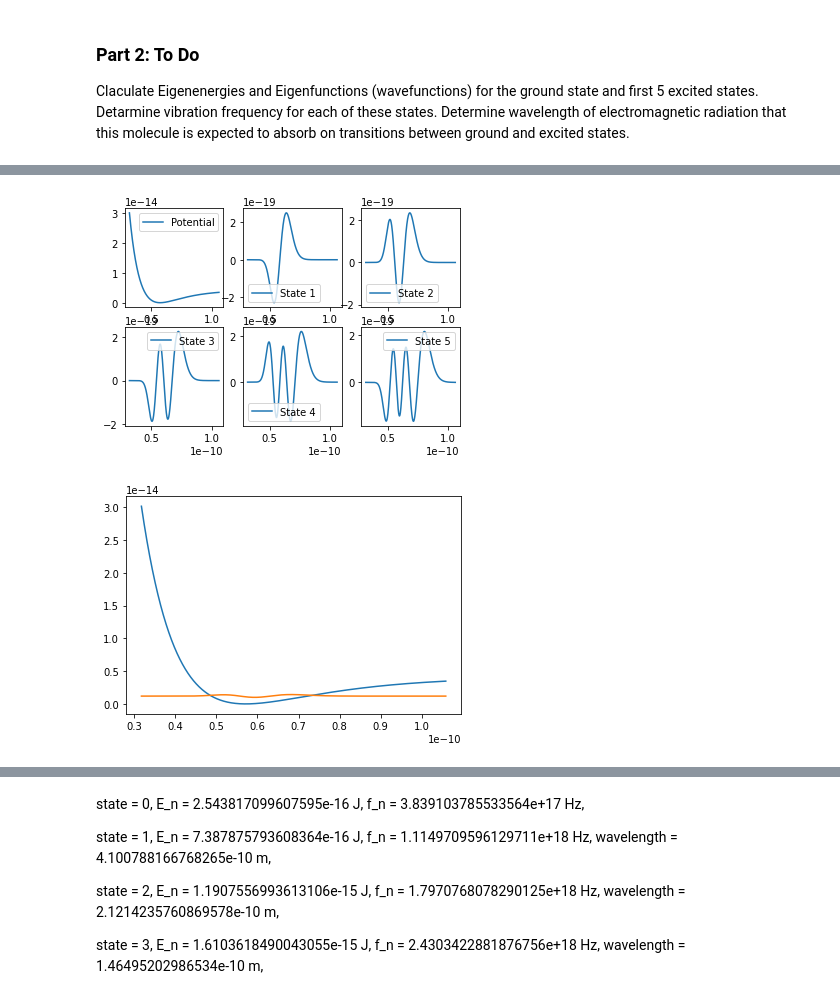
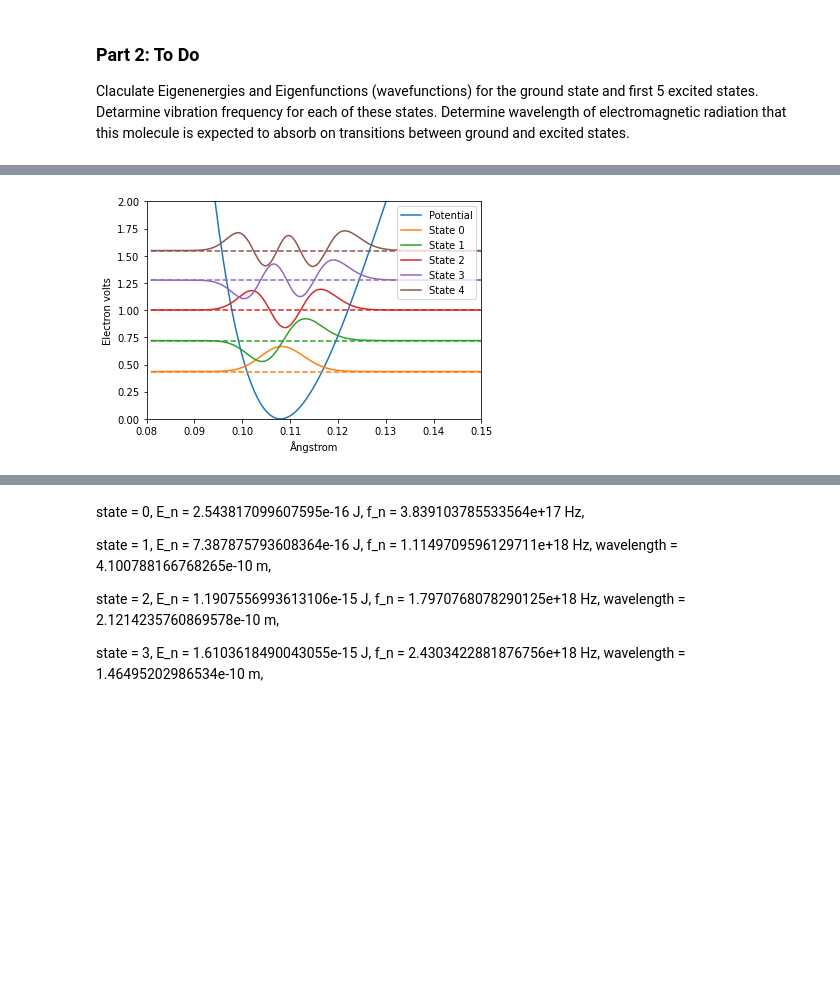
Before and after one commit to iverks/fysikk2, a Jupyter notebook: oving3/TFY4170-Exercise3-2022-V1(2).ipynb, the cells around one changed output, grey strips where cells are left out. Cells and saved outputs as stored; diff of their text form; code cells hidden in the pictures; blank space fills up the shorter version.

```diff
--- a/oving3/TFY4170-Exercise3-2022-V1(2).ipynb
+++ b/oving3/TFY4170-Exercise3-2022-V1(2).ipynb
@@ -108,66 +152,81 @@ Here $r_0$ is the equlibrium distance between two vibrating atoms.
 Claculate Eigenenergies and Eigenfunctions (wavefunctions) for the ground state and first 5 excited states. Detarmine vibration frequency for each of these states. Determine wavelength of electromagnetic radiation that this molecule is expected to absorb  on transitions between ground and excited states.
 # %%
 def part2():
+    # Constants not in scipy
+    hartree = 4.3597447222071*10**-18 # Unit: Joules/hartree
+    bohr = 5.29177210903*10**-11 # Unit: metres/bohr radii
+
+    # Constants from the material
+    U_0 = 943*10**3/Avogadro/hartree # current unit: hartree
+    r_0 = 1.08*10**-10/bohr # current unit: bohr radii
+    alpha = 2.73*10**10*bohr # current unit: bohr radii
+    m_nitrogen = 14 # Unit: proton mass
+    m_reduced = m_nitrogen/2 #m*m/(m+m)
+    m = m_reduced*proton_mass/electron_mass # Converted to electron masses (hartree units)
+
+    # Borders and resolution
     N = 2000
-    x_min = 0.6
-    x_max = 2
+    x_min = 7.5*r_0/10
+    x_max = r_0*5
     dx = (x_max-x_min)/(N-1)
 
     xs = np.linspace(x_min, x_max, N)
 
-    U_0 = 943 # *10**3 # J/mol
-    r_0 = 1.08 # *10**-10 #m
-    alpha = 2.73 # *10**10 # m^-1
-    # U = lambda x: U_0*(np.exp(-2*alpha*(x-r_0))-2*np.exp(-alpha*(x-r_0)))
-    # V = [U(x) for x in xs]
-    V = U_0 + U_0*(np.exp(-2*alpha*(xs-r_0))-2*np.exp(-alpha*(xs-r_0)))
+    V = U_0 + U_0 *(np.exp(-2*alpha*(xs-r_0))-2*np.exp(-alpha*(xs-r_0))) # current unit: kJ/mol
 
     H = np.zeros((N, N))
     for i in range(N):
-        H[i][i] = (1/dx**2+V[i])
+        H[i][i] = 1/(m*dx**2)+V[i]
         if i > 0:
-            H[i][i-1] = -1/(2*dx**2)
+            H[i][i-1] = -1/(m*2*dx**2)
         if i < N-1:
-            H[i][i+1] = -1/(2*dx**2)
+            H[i][i+1] = -1/(m*2*dx**2)
     E, psi = linalg.eigh(H)
 
     # Converting to SI units
-    hartree = 4.3597447222071*10**-18
-    bohr = 5.29177210903*10**-11
     E = E * hartree
     xs = xs * bohr
     V = V * hartree
     psi = psi * hartree
 
-
-    fig, axs = plt.subplots(2, 3)
-    pot, = axs[0, 0].plot(xs, V)
-    axs[0, 0].legend([pot], ["Potential"])
-    for i in range(1, 6):
-        x = i//3
-        y = i%3
-        line, = axs[x, y].plot(xs, psi[:, i])
-        axs[x, y].legend([line], [f"State {i}"])
-    plt.show()
-
-    pot, = plt.plot(xs, V)
-    schrod, = plt.plot(xs, E[2]+psi[:,2]*1000)
-    plt.show()
-
     for state in range(6):
         E_n = E[state]
         # E = h*f => f = E/h
         f_n = E_n/Planck
-        wavelength = "Ground state does not have"
+        wavelength = 0
         if state != 0:
             grnd_E = E[0]
             delta_E = E_n - grnd_E
             frequency = delta_E/Planck
             # lambda*f = c => lambda = c/f
             wavelength = speed_of_light/frequency
-        print(f"{state = }\n{E_n = } J\n{f_n = } Hz\n{wavelength = } m\n")
+        print(f"{state = }\n{E_n = :.2e} J\n{f_n = :.2e} Hz\n{wavelength = :.2e} m\n")
 
-    print(E[:6])
+    # Converting to plottable units
+    E = E / electron_volt
+    V = V / electron_volt
+    psi = psi / electron_volt / 20
+    xs = xs / 10e-10
+
+    # Plot nicely
+    pot, = plt.plot(xs, V)
+    ax = plt.gca()
+    legend_funcs = [pot]
+    legend_texts = ["Potential"]
+    for i in range(1, 6):
+        x = i//3
+        y = i%3
+        color = next(ax._get_lines.prop_cycler)['color']
+        line, = plt.plot(xs, E[i] + psi[:, i-1], color=color)
+        plt.plot(xs, E[i] + np.zeros_like(xs), color=color, linestyle="--")
+        legend_funcs.append(line)
+        legend_texts.append(f"State {i-1}")
+    plt.legend(legend_funcs, legend_texts)
+    plt.xlabel("Ångstrom")
+    plt.ylabel("Electron volts")
+    plt.ylim(0, 2)
+    plt.xlim(0.08, 0.15)
+    plt.show()
 
 part2()
 # %% [output]
@@ -174,2 +250 @@ part2()
-[figure, old version]
+[figure, new version]
-[figure, removed]
```
Also changed, not shown: parts of 4 cells of this notebook, 4 other files.
